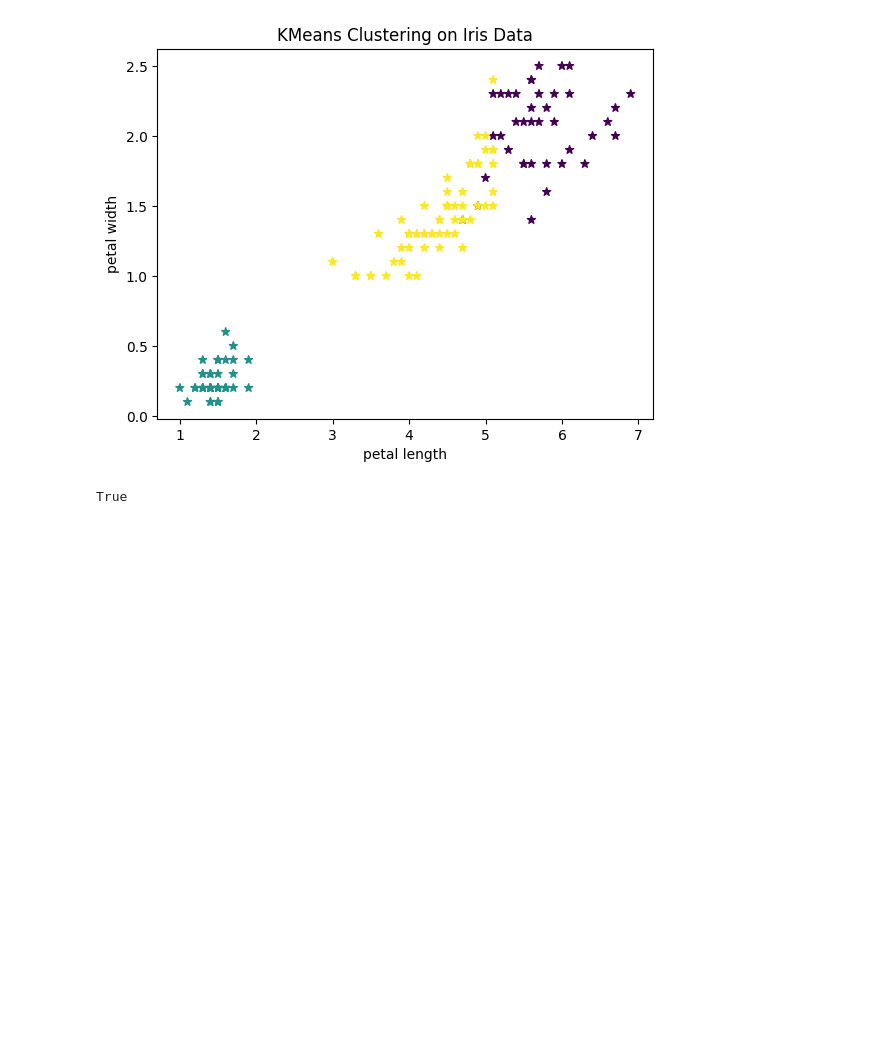
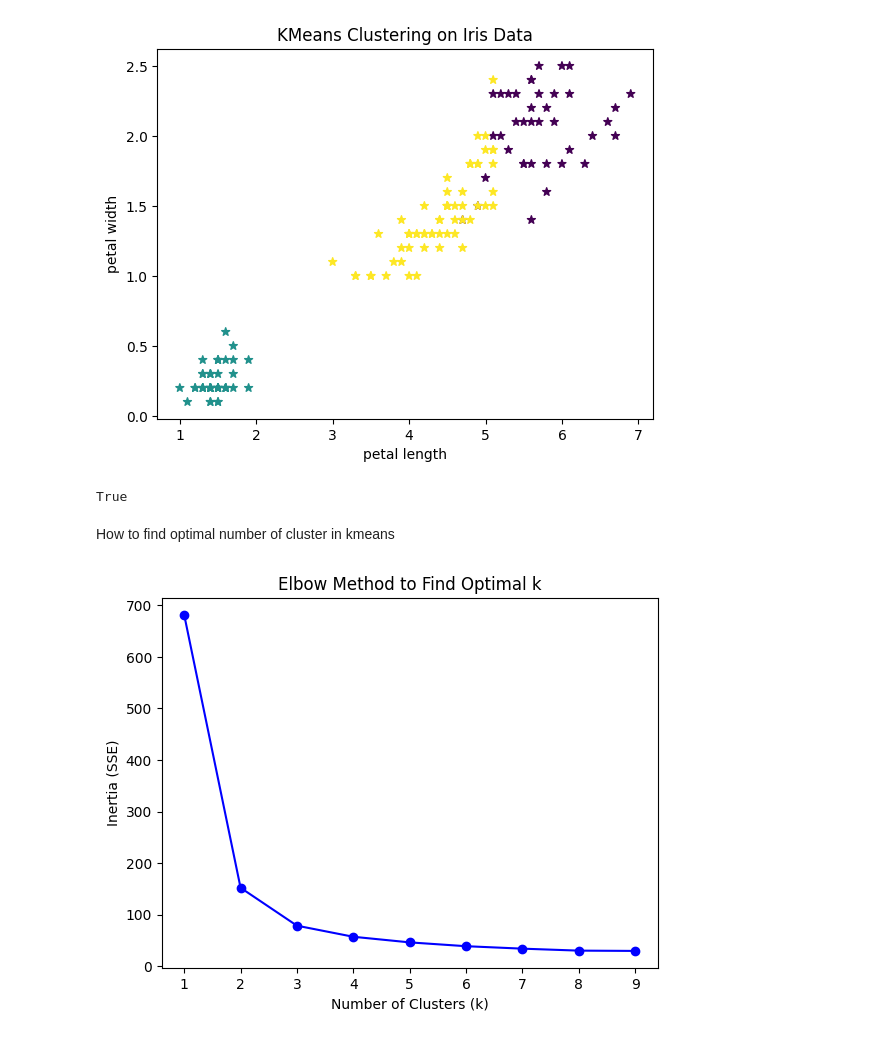
Before and after one commit to khalidkhankakar/Hands-on-Machine-Learning, a Jupyter notebook: unsupervise_learning/main.ipynb, the cells around one changed output. Cells and saved outputs as stored; diff of their text form; code cells hidden in the pictures; blank space fills up the shorter version.

Commit message:
find optimal number of cluster in kmeans

```diff
--- a/unsupervise_learning/main.ipynb
+++ b/unsupervise_learning/main.ipynb
@@ -87,3 +87,26 @@ plt.show()
 iris_y_pred is iris_kmeans.labels_
 # %% [output]
 True
+# %% [markdown]
+How to find optimal number of cluster in kmeans
+# %%
+# Generate synthetic dataset
+iris = load_iris()
+X = iris.data
+
+inertia_values = []
+k_values = range(1, 10)
+
+for k in k_values:
+    kmeans = KMeans(n_clusters=k, random_state=42)
+    kmeans.fit(X)
+    inertia_values.append(kmeans.inertia_)  # Sum of squared distances
+
+# Plot the elbow curve
+plt.plot(k_values, inertia_values, 'bo-')
+plt.xlabel('Number of Clusters (k)')
+plt.ylabel('Inertia (SSE)')
+plt.title('Elbow Method to Find Optimal k')
+plt.show()
+# %% [output]
+[figure, added]
```
